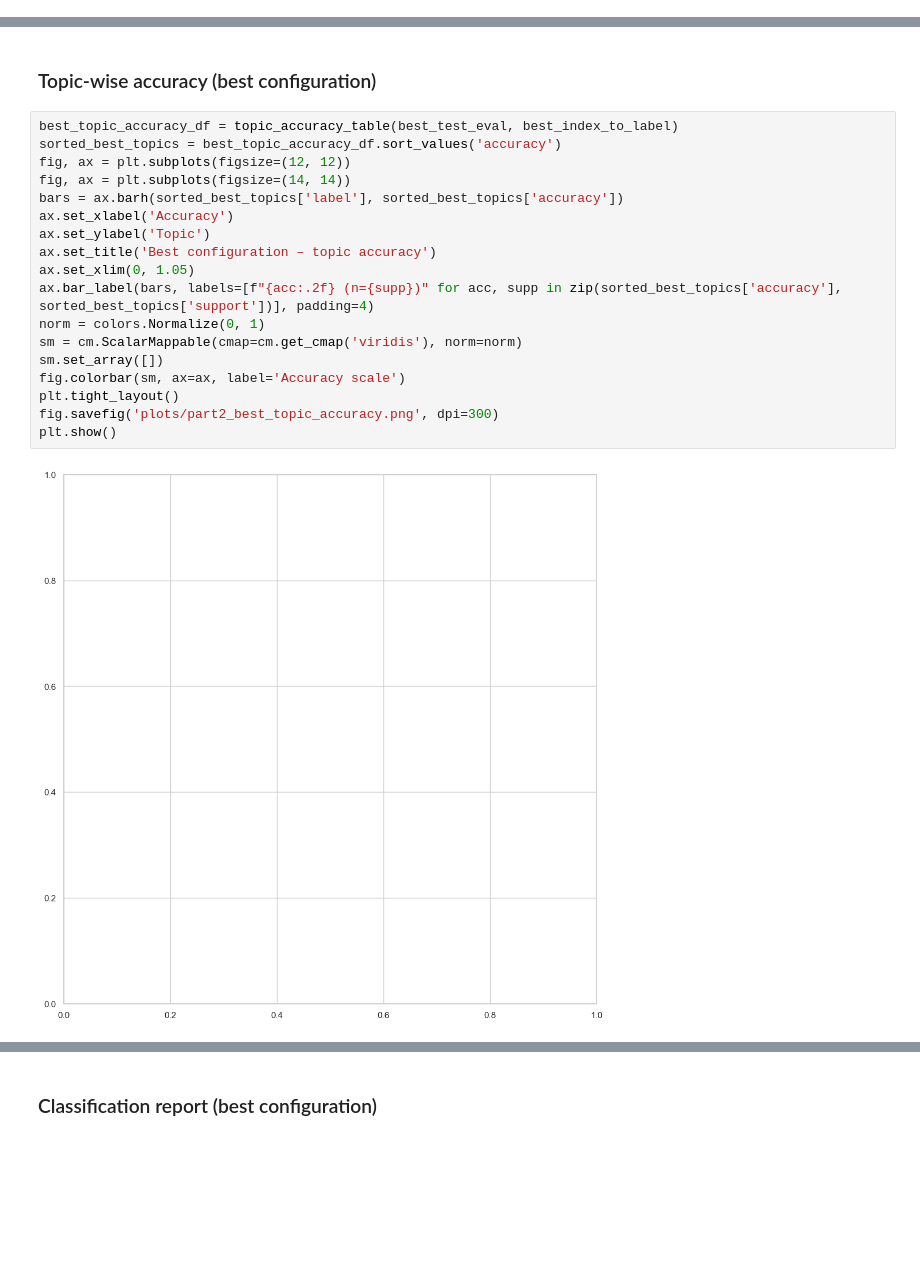
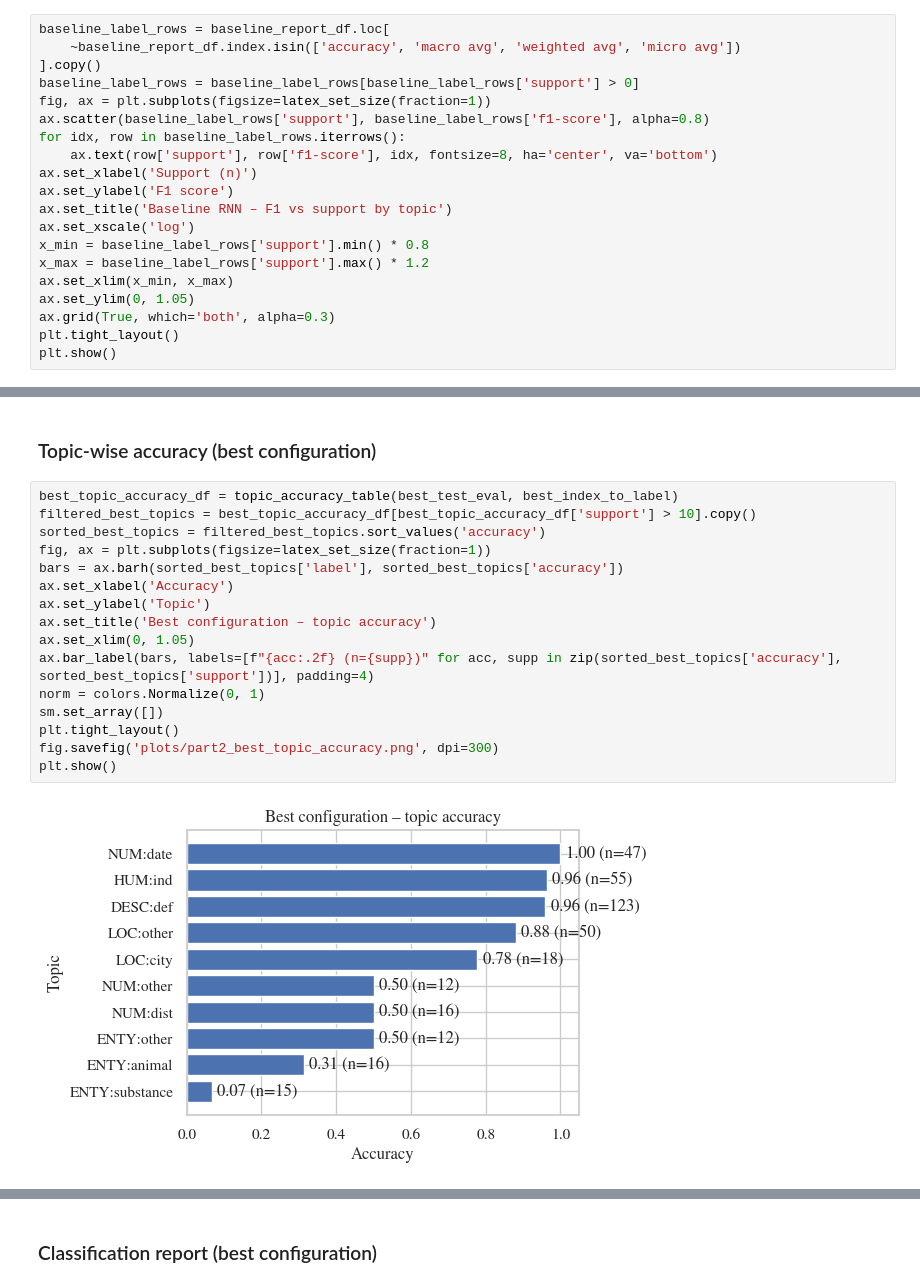
Before and after one commit to JonssonAlexander/NLP_Project_group45, a Jupyter notebook: 02_rnn.ipynb, the cells around one changed output, grey strips where cells are left out. Saved outputs shown, nothing was run; the diff lists cells and outputs as text; blank space fills up the shorter version.

```diff
--- a/02_rnn.ipynb
+++ b/02_rnn.ipynb
@@ -144,0 +168,20 @@ plt.show()
+# %%
+baseline_label_rows = baseline_report_df.loc[
+    ~baseline_report_df.index.isin(['accuracy', 'macro avg', 'weighted avg', 'micro avg'])
+].copy()
+baseline_label_rows = baseline_label_rows[baseline_label_rows['support'] > 0]
+fig, ax = plt.subplots(figsize=latex_set_size(fraction=1))
+ax.scatter(baseline_label_rows['support'], baseline_label_rows['f1-score'], alpha=0.8)
+for idx, row in baseline_label_rows.iterrows():
+    ax.text(row['support'], row['f1-score'], idx, fontsize=8, ha='center', va='bottom')
+ax.set_xlabel('Support (n)')
+ax.set_ylabel('F1 score')
+ax.set_title('Baseline RNN – F1 vs support by topic')
+ax.set_xscale('log')
+x_min = baseline_label_rows['support'].min() * 0.8
+x_max = baseline_label_rows['support'].max() * 1.2
+ax.set_xlim(x_min, x_max)
+ax.set_ylim(0, 1.05)
+ax.grid(True, which='both', alpha=0.3)
+plt.tight_layout()
+plt.show()
@@ -453,21 +498,19 @@ plot_training_curves(
 ### Topic-wise accuracy (best configuration)
 # %%
 best_topic_accuracy_df = topic_accuracy_table(best_test_eval, best_index_to_label)
-sorted_best_topics = best_topic_accuracy_df.sort_values('accuracy')
-fig, ax = plt.subplots(figsize=(12, 12))
-fig, ax = plt.subplots(figsize=(14, 14))
+filtered_best_topics = best_topic_accuracy_df[best_topic_accuracy_df['support'] > 10].copy()
+sorted_best_topics = filtered_best_topics.sort_values('accuracy')
+fig, ax = plt.subplots(figsize=latex_set_size(fraction=1))
 bars = ax.barh(sorted_best_topics['label'], sorted_best_topics['accuracy'])
 ax.set_xlabel('Accuracy')
 ax.set_ylabel('Topic')
 ax.set_title('Best configuration – topic accuracy')
 ax.set_xlim(0, 1.05)
 ax.bar_label(bars, labels=[f"{acc:.2f} (n={supp})" for acc, supp in zip(sorted_best_topics['accuracy'], sorted_best_topics['support'])], padding=4)
 norm = colors.Normalize(0, 1)
-sm = cm.ScalarMappable(cmap=cm.get_cmap('viridis'), norm=norm)
 sm.set_array([])
-fig.colorbar(sm, ax=ax, label='Accuracy scale')
 plt.tight_layout()
 fig.savefig('plots/part2_best_topic_accuracy.png', dpi=300)
 plt.show()
 # %% [output]
-[figure, old version]
+[figure, new version]
```
Also changed, not shown: parts of 19 cells of this notebook, 1 other file.
